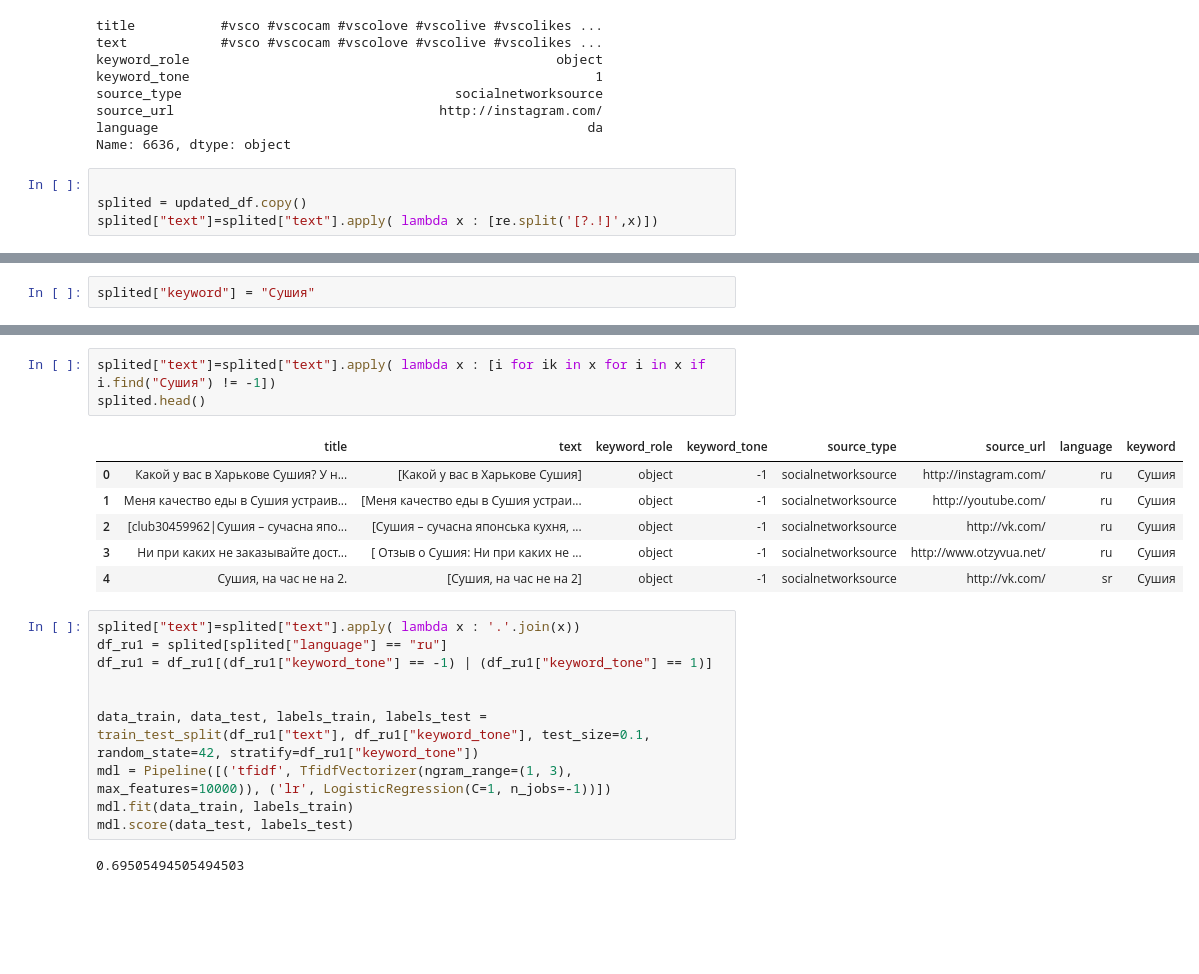
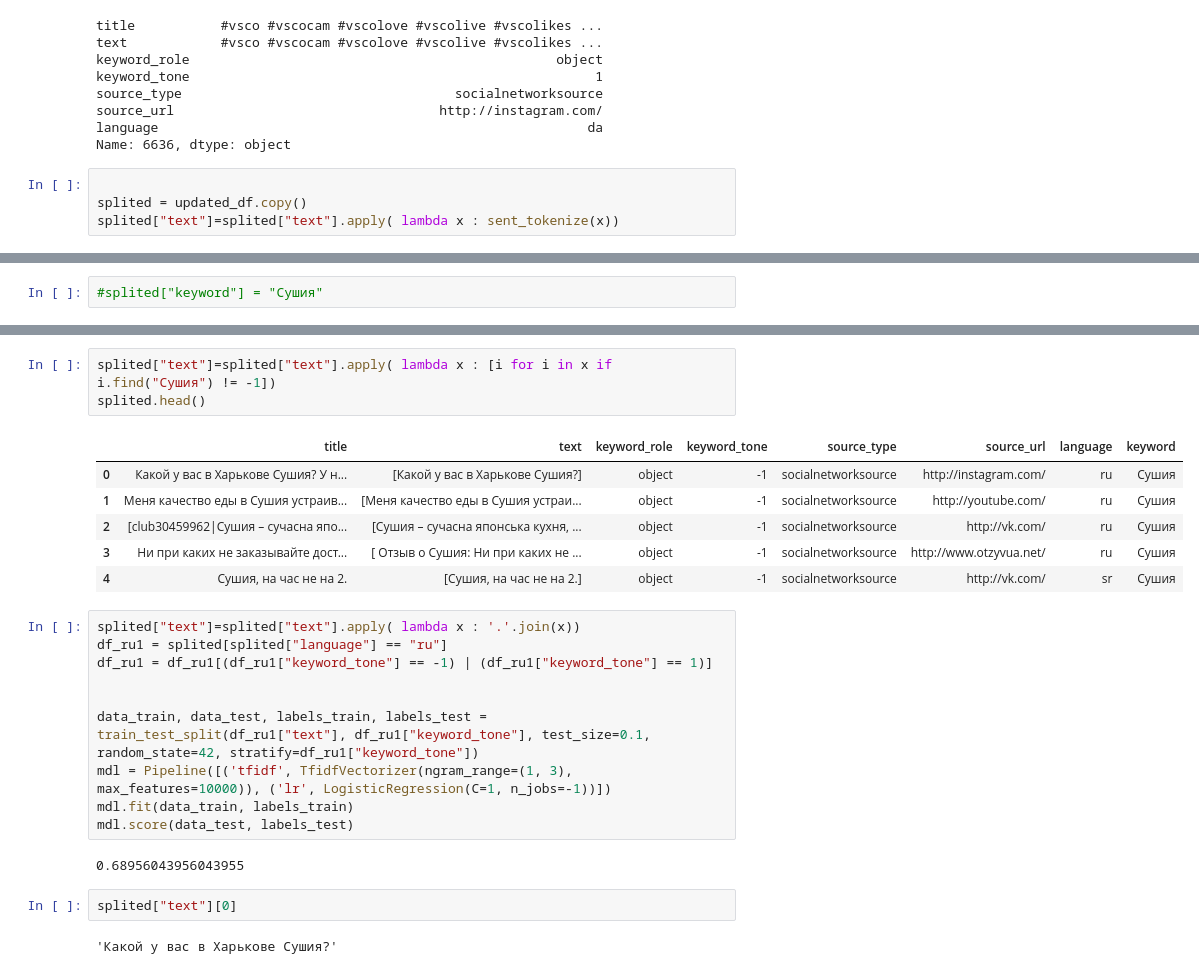
Before and after one commit to irynakostyshyn/textanalysis, a Jupyter notebook: analysis_of_one_file.ipynb, the cells around one changed output, grey strips where cells are left out. Drawn from its saved outputs; the diff is of its cells as text; blank space fills up the shorter version.

Commit message:
changed split() to sent_tokanizer

```diff
--- a/analysis_of_one_file.ipynb
+++ b/analysis_of_one_file.ipynb
@@ -232,7 +233,7 @@ Name: 6636, dtype: object
 # %%
 
 splited = updated_df.copy()
-splited["text"]=splited["text"].apply( lambda x : [re.split('[?.!]',x)])
+splited["text"]=splited["text"].apply( lambda x : sent_tokenize(x))
 # %%
 splited.head()
 # %% [output]
@@ -245,2 +246,2 @@ splited.head()
 # %%
-splited["keyword"] = "Сушия"
+#splited["keyword"] = "Сушия"
@@ -256,8 +257,8 @@ splited.head()
 # %%
-splited["text"]=splited["text"].apply( lambda x : [i for ik in x for i in x if i.find("Сушия") != -1])
+splited["text"]=splited["text"].apply( lambda x : [i for i in x if i.find("Сушия") != -1])
 splited.head()
 # %% [output]
 |  | title | text | keyword_role | keyword_tone | source_type | source_url | language | keyword |
-| 0 | Какой у вас в Харькове Сушия? У н... | [Какой у вас в Харькове Сушия] | object | -1 | socialnetworksource | http://instagram.com/ | ru | Сушия |
+| 0 | Какой у вас в Харькове Сушия? У н... | [Какой у вас в Харькове Сушия?] | object | -1 | socialnetworksource | http://instagram.com/ | ru | Сушия |
 | 1 | Меня качество еды в Сушия устраив... | [Меня качество еды в Сушия устраи... | object | -1 | socialnetworksource | http://youtube.com/ | ru | Сушия |
 | 2 | [club30459962|Сушия – сучасна япо... | [Сушия – сучасна японська кухня, ... | object | -1 | socialnetworksource | http://vk.com/ | ru | Сушия |
@@ -265,4 +266,4 @@ splited.head()
-| 4 | Сушия, на час не на 2. | [Сушия, на час не на 2] | object | -1 | socialnetworksource | http://vk.com/ | sr | Сушия |
+| 4 | Сушия, на час не на 2. | [Сушия, на час не на 2.] | object | -1 | socialnetworksource | http://vk.com/ | sr | Сушия |
 # %%
 splited["text"]=splited["text"].apply( lambda x : '.'.join(x))
 df_ru1 = splited[splited["language"] == "ru"]
@@ -274,4 +275,8 @@ mdl = Pipeline([('tfidf', TfidfVectorizer(ngram_range=(1, 3), max_features=10000
 mdl.fit(data_train, labels_train)
 mdl.score(data_test, labels_test)
 # %% [output]
-0.69505494505494503
+0.68956043956043955
+# %%
+splited["text"][0]
+# %% [output]
+'Какой у вас в Харькове Сушия?'
```
Also changed, not shown: parts of 6 cells of this notebook.
